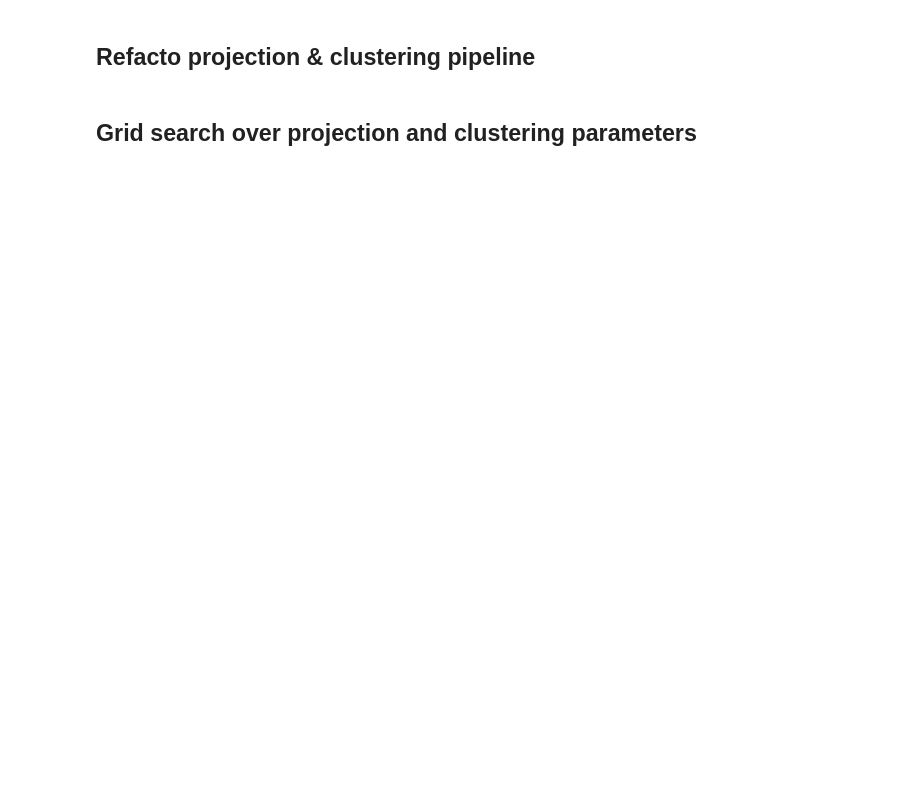
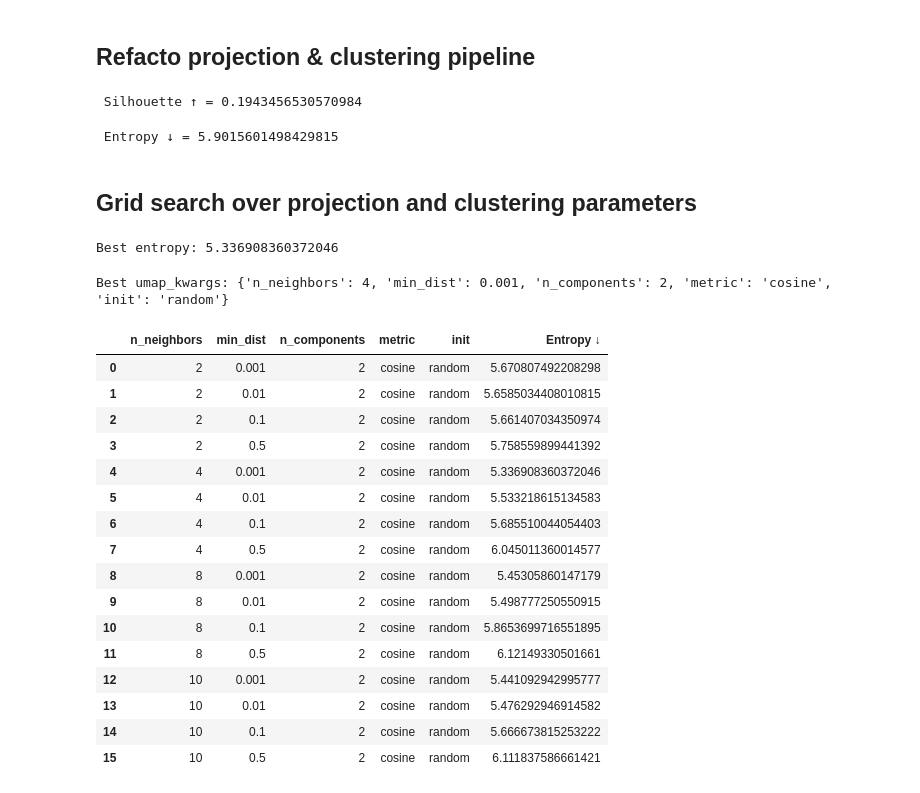
Before and after one commit to mehdi-elion/AI-News-Digest, a Jupyter notebook: notebooks/clustering_trials.ipynb, the cells around one changed output. Saved outputs shown, nothing was run; the diff lists cells and outputs as text; code cells hidden in the pictures; blank space fills up the shorter version.

```diff
--- a/notebooks/clustering_trials.ipynb
+++ b/notebooks/clustering_trials.ipynb
@@ -166,7 +202,7 @@ def clustering_pipeline(
     clustering_kwargs: Optional[dict]=None,
     random_state: int=123,
     df_data: Optional[pd.DataFrame]=None,
-) -> pd.DataFrame:
+) -> Tuple[pd.DataFrame, Any]:
 
     #--- dimensionality reduction ---
 
@@ -194,8 +230,11 @@ def clustering_pipeline(
         df_umap["cluster"] = [str(elt) for elt in clustering.labels_]
         df_umap["noise"] = [int(elt==-1) for elt in clustering.labels_]
 
+    else:
+        clustering = None
+
     #--- result ---
-    return df_umap
+    return df_umap, clustering
 # %%
 clustering_kwargs = {
     "min_cluster_size": 10,
@@ -211,7 +250,7 @@ umap_kwargs = {
     "metric": "cosine",
 }
 
-df_umap = clustering_pipeline(
+df_umap, clustering = clustering_pipeline(
     df_embed,
     umap_kwargs,
     clustering_kwargs,
@@ -244,6 +283,9 @@ fig = px.scatter(
     category_orders={"cluster": list(np.sort(pd.unique(clustering.labels_)).astype(str))},
 )
 fig.show()
+# %% [output]
+ Silhouette ↑ = 0.1943456530570984
+ Entropy ↓ = 5.9015601498429815
 # %% [markdown]
 ## Grid search over projection and clustering parameters
 # %%
@@ -277,35 +328,55 @@ for umap_vals in product(*tuple(umap_grid.values())):
         umap_kwargs[key] = umap_vals[i]
 
     try:
-        df_umap = clustering_pipeline(
+        df_umap, clustering = clustering_pipeline(
             df_embed,
             umap_kwargs,
             clustering_kwargs=None,
             random_state=123,
             df_data=df_data,
         )
         X_cluster = df_umap[[c for c in df_umap.columns if "umap_" in c]]
         curr_entropy = entropy(X_cluster.values)
         df_umap_search = pd.concat(
             (
                 df_umap_search,
                 pd.DataFrame(data=np.array([umap_vals+(curr_entropy,)]), columns=df_umap_search.columns)
             ),
             axis=0,
             ignore_index=True,
         )
 
         if curr_entropy < best_entropy:
             best_entropy = curr_entropy
             best_umap_kwargs = umap_kwargs
 
     except Exception as e:
         print(f" {umap_kwargs} failed with following error: {e}; will proceed to next iteration")
 
 print(f"Best entropy: {best_entropy}")
 print(f"Best umap_kwargs: {best_umap_kwargs}")
 
 df_umap_search
+# %% [output]
+Best entropy: 5.336908360372046
+Best umap_kwargs: {'n_neighbors': 4, 'min_dist': 0.001, 'n_components': 2, 'metric': 'cosine', 'init': 'random'}
+|  | n_neighbors | min_dist | n_components | metric | init | Entropy ↓ |
+| 0 | 2 | 0.001 | 2 | cosine | random | 5.670807492208298 |
+| 1 | 2 | 0.01 | 2 | cosine | random | 5.6585034408010815 |
+| 2 | 2 | 0.1 | 2 | cosine | random | 5.661407034350974 |
+| 3 | 2 | 0.5 | 2 | cosine | random | 5.758559899441392 |
+| 4 | 4 | 0.001 | 2 | cosine | random | 5.336908360372046 |
+| 5 | 4 | 0.01 | 2 | cosine | random | 5.533218615134583 |
+| 6 | 4 | 0.1 | 2 | cosine | random | 5.685510044054403 |
+| 7 | 4 | 0.5 | 2 | cosine | random | 6.045011360014577 |
+| 8 | 8 | 0.001 | 2 | cosine | random | 5.45305860147179 |
+| 9 | 8 | 0.01 | 2 | cosine | random | 5.498777250550915 |
+| 10 | 8 | 0.1 | 2 | cosine | random | 5.8653699716551895 |
+| 11 | 8 | 0.5 | 2 | cosine | random | 6.12149330501661 |
+| 12 | 10 | 0.001 | 2 | cosine | random | 5.441092942995777 |
+| 13 | 10 | 0.01 | 2 | cosine | random | 5.476292946914582 |
+| 14 | 10 | 0.1 | 2 | cosine | random | 5.666673815253222 |
+| 15 | 10 | 0.5 | 2 | cosine | random | 6.111837586661421 |
 # %%
 best_silhouette = -np.inf
 best_clustering_kwargs = None
```
Also changed, not shown: parts of 13 cells of this notebook, 3 other files.
